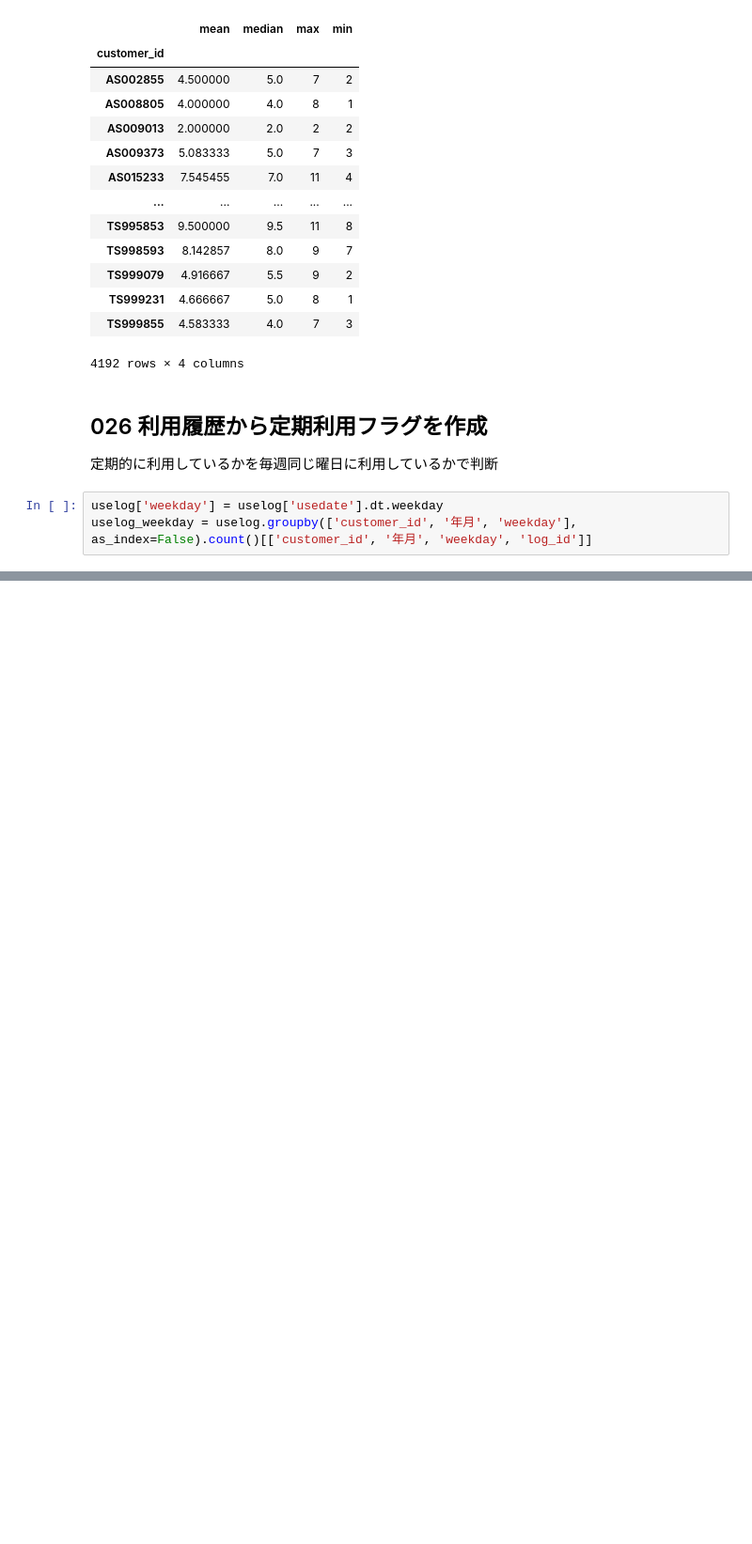
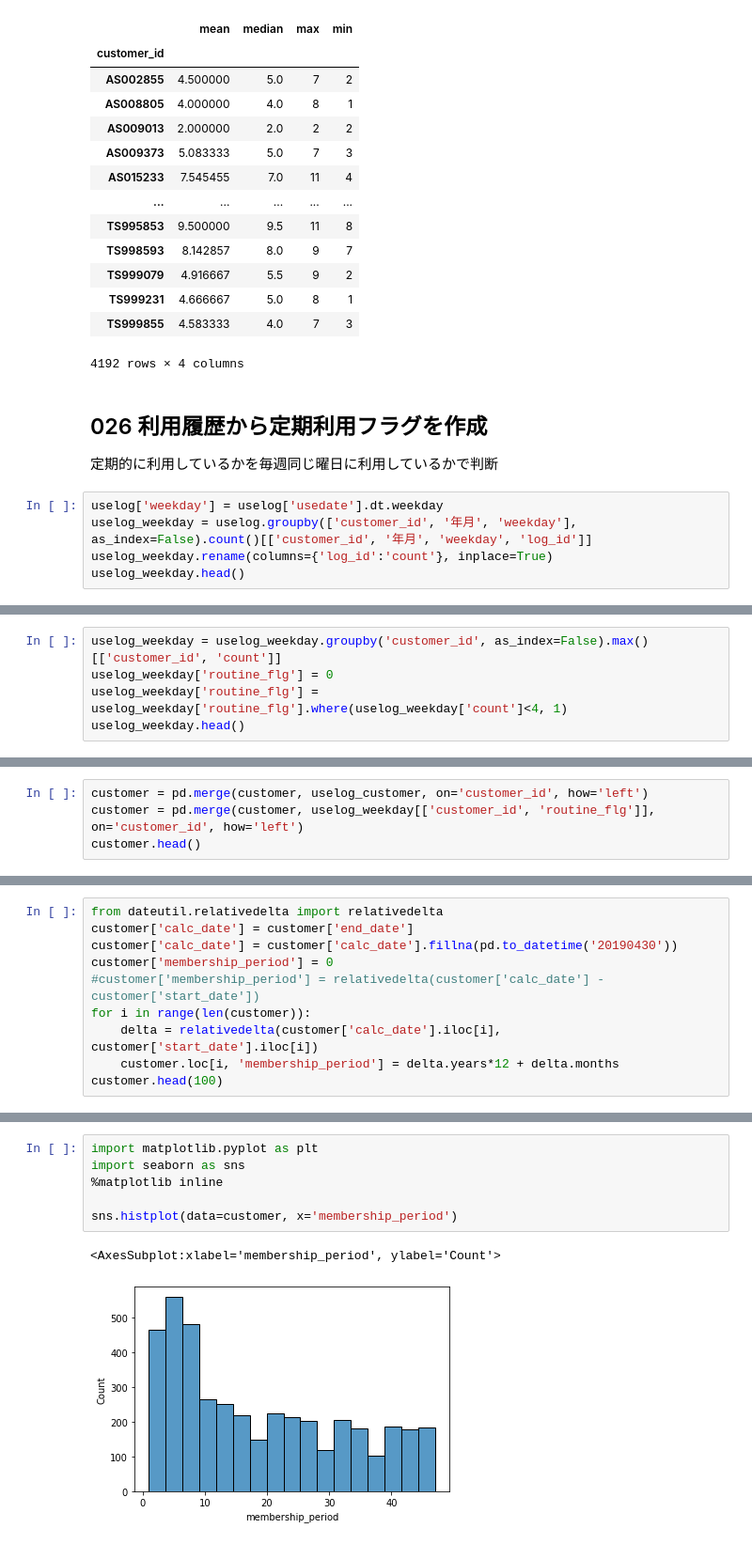
Before and after one commit to kanameg/100knocks, a Jupyter notebook: python/src/100knoks-03.ipynb, the cells around one changed output, grey strips where cells are left out. Shown at 94% size. Drawn from its saved outputs; the diff is of its cells as text; blank space fills up the shorter version.

```diff
--- a/python/src/100knoks-03.ipynb
+++ b/python/src/100knoks-03.ipynb
@@ -232,3 +232,5 @@ uselog_customer
 # %%
 uselog['weekday'] = uselog['usedate'].dt.weekday
 uselog_weekday = uselog.groupby(['customer_id', '年月', 'weekday'], as_index=False).count()[['customer_id', '年月', 'weekday', 'log_id']]
+uselog_weekday.rename(columns={'log_id':'count'}, inplace=True)
+uselog_weekday.head()
@@ -249,0 +244,5 @@ uselog_weekday = uselog.groupby(['customer_id', '年月', 'weekday'], as_index=F
+# %%
+uselog_weekday = uselog_weekday.groupby('customer_id', as_index=False).max()[['customer_id', 'count']]
+uselog_weekday['routine_flg'] = 0
+uselog_weekday['routine_flg'] = uselog_weekday['routine_flg'].where(uselog_weekday['count']<4, 1)
+uselog_weekday.head()
@@ -249,0 +258,4 @@ uselog_weekday = uselog.groupby(['customer_id', '年月', 'weekday'], as_index=F
+# %%
+customer = pd.merge(customer, uselog_customer, on='customer_id', how='left')
+customer = pd.merge(customer, uselog_weekday[['customer_id', 'routine_flg']], on='customer_id', how='left')
+customer.head()
@@ -249,0 +293,10 @@ uselog_weekday = uselog.groupby(['customer_id', '年月', 'weekday'], as_index=F
+# %%
+from dateutil.relativedelta import relativedelta
+customer['calc_date'] = customer['end_date']
+customer['calc_date'] = customer['calc_date'].fillna(pd.to_datetime('20190430'))
+customer['membership_period'] = 0
+#customer['membership_period'] = relativedelta(customer['calc_date'] - customer['start_date'])
+for i in range(len(customer)):
+    delta = relativedelta(customer['calc_date'].iloc[i], customer['start_date'].iloc[i])
+    customer.loc[i, 'membership_period'] = delta.years*12 + delta.months
+customer.head(100)
@@ -249,0 +338,9 @@ uselog_weekday = uselog.groupby(['customer_id', '年月', 'weekday'], as_index=F
+# %%
+import matplotlib.pyplot as plt
+import seaborn as sns
+%matplotlib inline
+
+sns.histplot(data=customer, x='membership_period')
+# %% [output]
+<AxesSubplot:xlabel='membership_period', ylabel='Count'>
+[figure, added]
```
Also changed, not shown: parts of 15 cells of this notebook, 1 other file.
